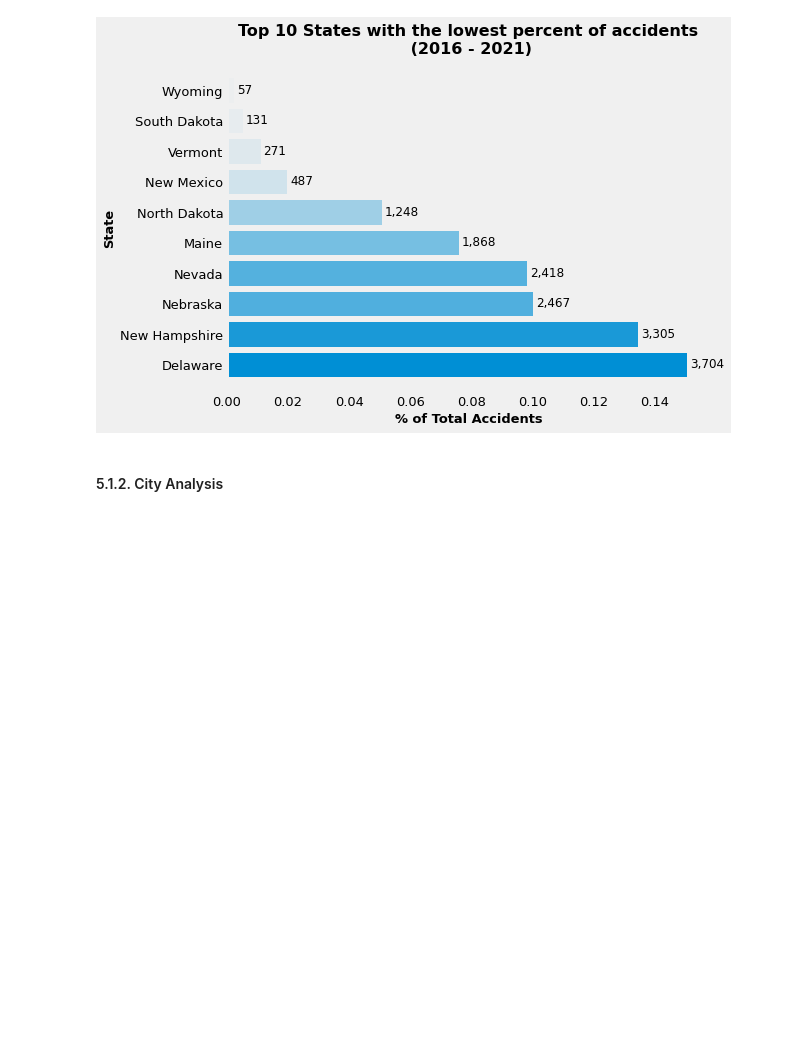
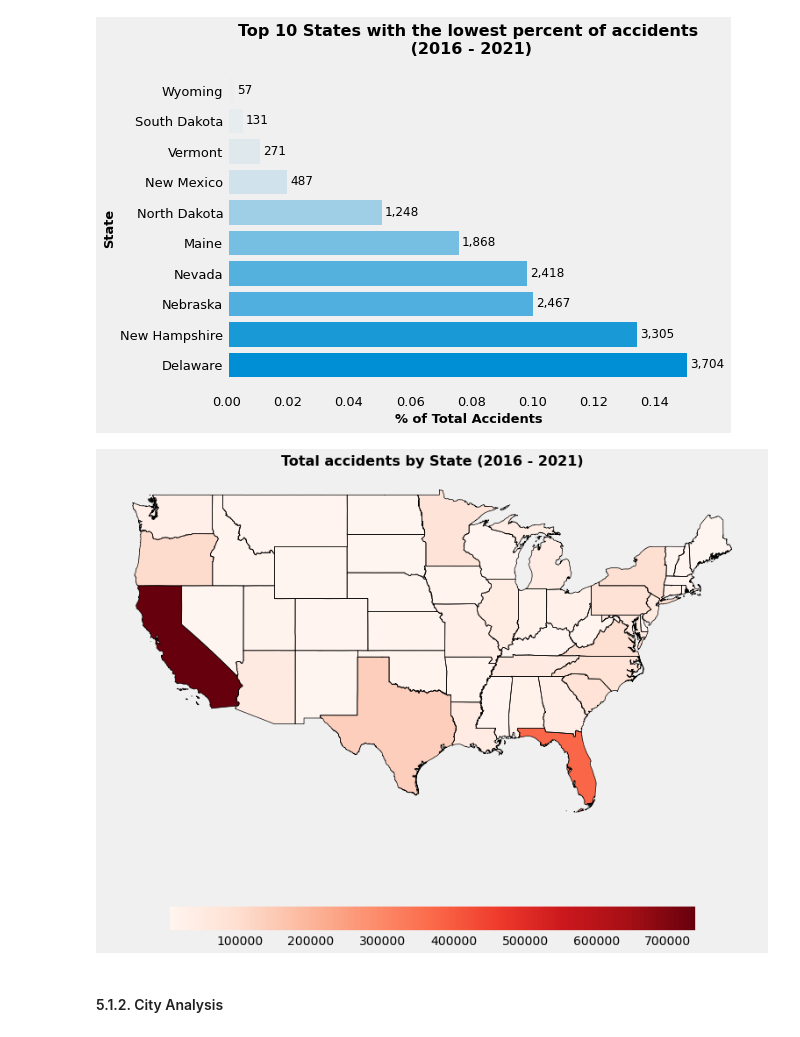
Before and after one commit to lyubol/Exploratory-Data-Analysis, a Jupyter notebook: EDA - US Accidents/US Accidents-checkpoint.ipynb, the cells around one changed output. Saved outputs shown, nothing was run; the diff lists cells and outputs as text; code cells hidden in the pictures; blank space fills up the shorter version.

Commit message:
Added shapefiles and map visualization in State Analysis

```diff
--- a/EDA - US Accidents/US Accidents-checkpoint.ipynb
+++ b/EDA - US Accidents/US Accidents-checkpoint.ipynb
@@ -517,5 +509,24 @@ plt.show()
 # %% [output]
 [figure]
+# %%
+# define the path to the shape file and read it
+shape_path = "C:/Users/L_L/Documents/GitHub Repositories/Exploratory-Data-Analysis/EDA - US Accidents/Shapefiles/cb_2018_us_state_500k.shp"
+shape = gdp.read_file(shape_path)
+
+df_top_states_map = df_top_states.reset_index().rename(columns={"index":"State"})
+# merge the shape file with the DataFrame that holds the numeric values that we would like to plot
+shape_merged = shape.merge(df_top_states_map, left_on="NAME", right_on="State", how="left").dropna(subset="State")
+
+# plot the data
+ax = shape_merged.boundary.plot(edgecolor="black", linewidth=0.7, figsize=(12,10))
+shape_merged.plot(ax=ax, column="Total", legend=True, cmap="Reds", legend_kwds={"shrink":0.8, "orientation":"horizontal"})
+plt.grid(False)
+ax.get_xaxis().set_visible(False)
+ax.get_yaxis().set_visible(False)
+plt.title("Total accidents by State (2016 - 2021)", fontweight="bold", fontsize=16, pad=10)
+plt.show()
+# %% [output]
+[figure, added]
 # %% [markdown]
 #### 5.1.2. City Analysis
 # %% [markdown]
```
Also changed, not shown: parts of 15 cells of this notebook, 7 other files.
